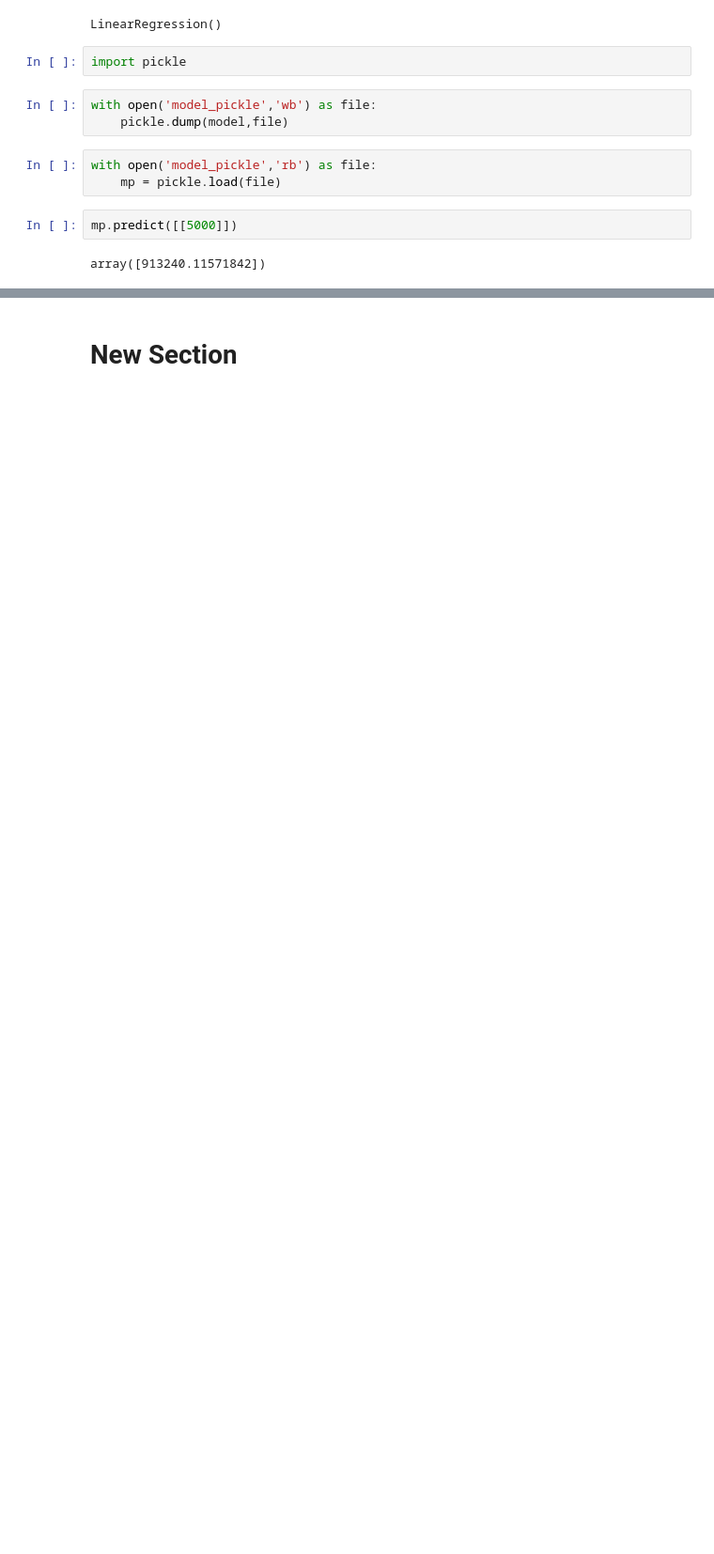
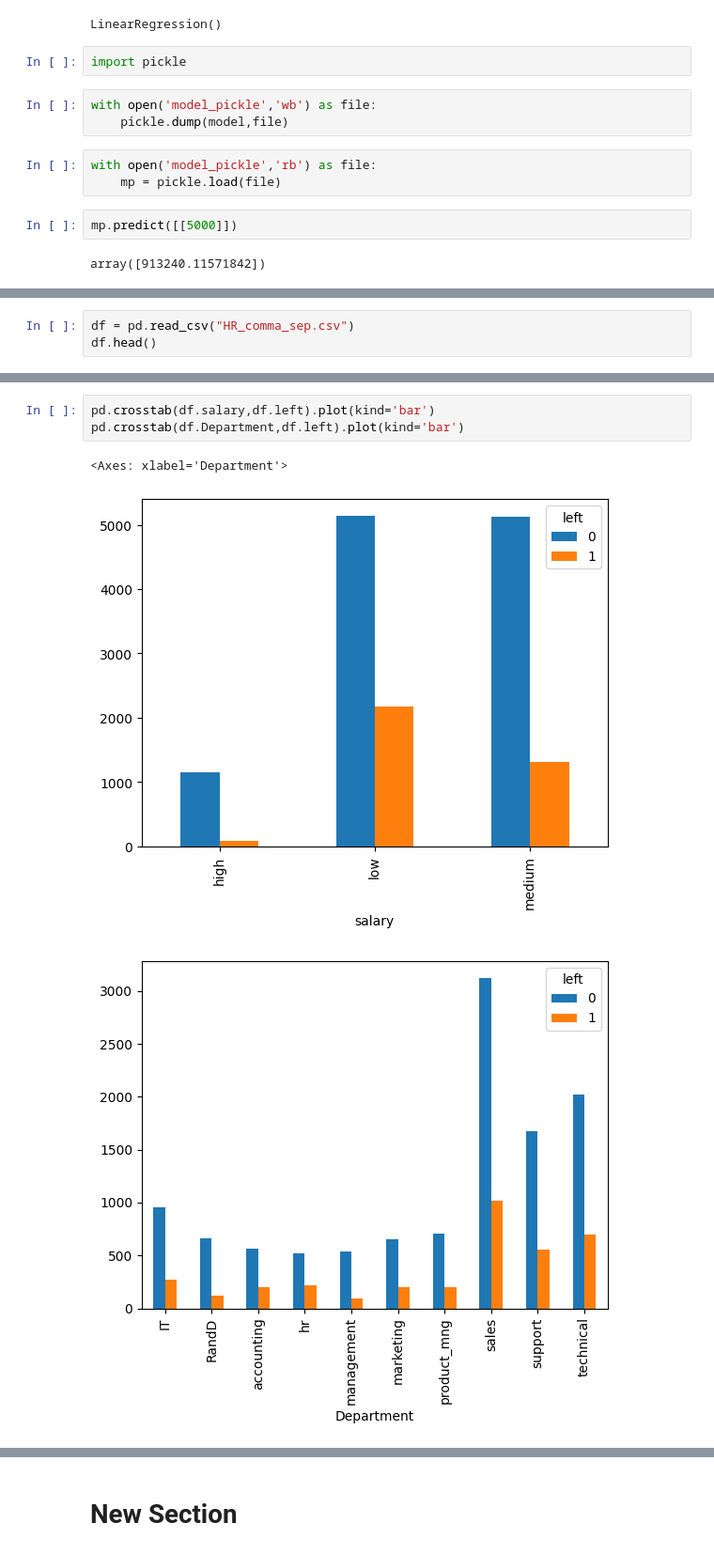
Before and after one commit to udayPatil45/-Netflix-WIDS, a Jupyter notebook: Machine_Learning_Models.ipynb, the cells around one changed output, grey strips where cells are left out. Shown at 94% size. Cells and saved outputs as stored; diff of their text form; blank space fills up the shorter version.

```diff
--- a/Machine_Learning_Models.ipynb
+++ b/Machine_Learning_Models.ipynb
@@ -132,0 +143,3 @@ array([913240.11571842])
+# %%
+df = pd.read_csv("HR_comma_sep.csv")
+df.head()
@@ -132,0 +198,7 @@ array([913240.11571842])
+# %%
+pd.crosstab(df.salary,df.left).plot(kind='bar')
+pd.crosstab(df.Department,df.left).plot(kind='bar')
+# %% [output]
+<Axes: xlabel='Department'>
+[figure, added]
+[figure, added]
```
Also changed, not shown: parts of 22 cells of this notebook.
